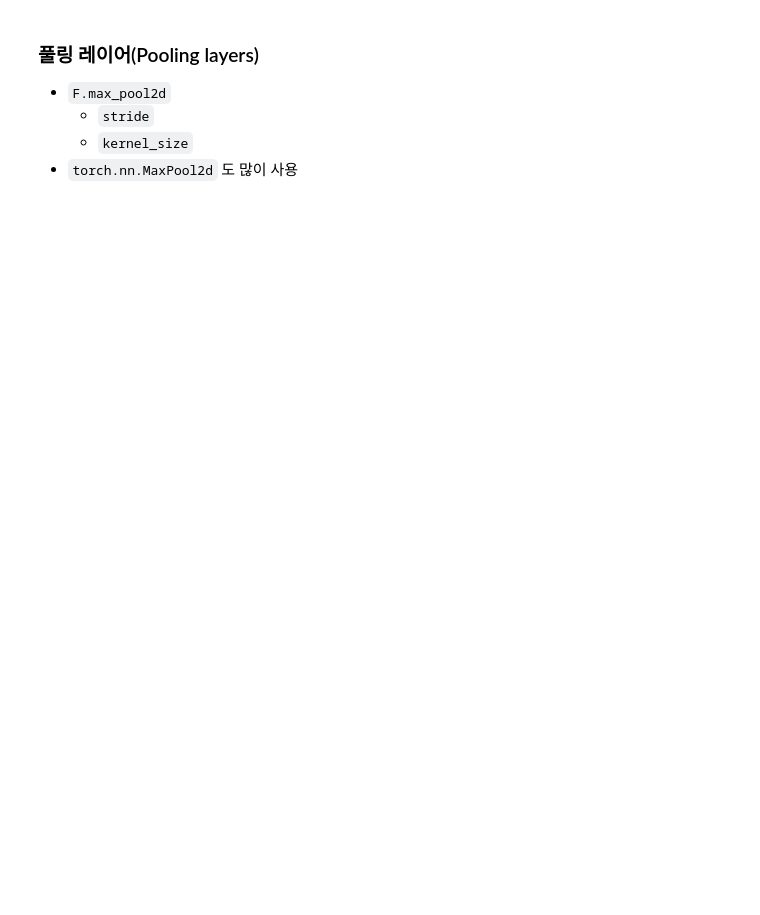
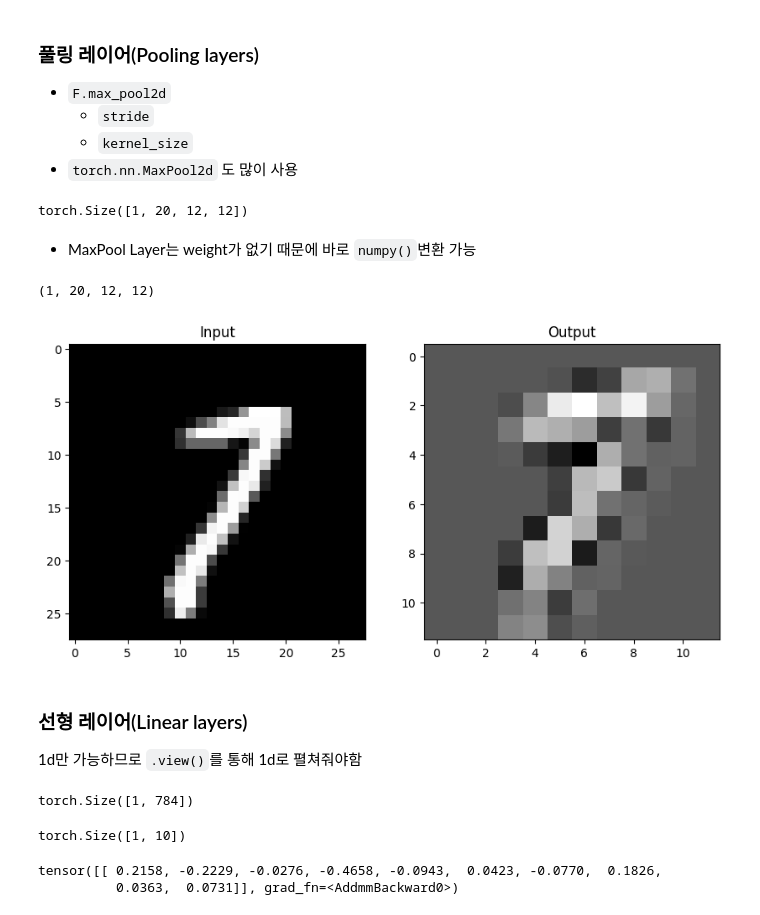
Before and after one commit to kitae104/PyTorch_Basic, a Jupyter notebook: 01_start/05_데이터_준비.ipynb, the cells around one changed output. Drawn from its saved outputs; the diff is of its cells as text; code cells hidden in the pictures; blank space fills up the shorter version.

```diff
--- a/01_start/05_데이터_준비.ipynb
+++ b/01_start/05_데이터_준비.ipynb
@@ -218,3 +202,49 @@ plt.show()
   - `stride`
   - `kernel_size`
 - `torch.nn.MaxPool2d` 도 많이 사용
+# %%
+import torch.nn.functional as F
+
+pool = F.max_pool2d(output, 2, 2)   # 2x2 크기의 최대 풀링
+pool.shape
+# %% [output]
+torch.Size([1, 20, 12, 12])
+# %% [markdown]
+- MaxPool Layer는 weight가 없기 때문에 바로 `numpy()`변환 가능
+# %%
+pool_arr = pool.numpy()
+pool_arr.shape              # 크기가 절반으로 줄어듦
+# %% [output]
+(1, 20, 12, 12)
+# %%
+plt.figure(figsize=(10, 15))
+
+plt.subplot(121)
+plt.title('Input')
+plt.imshow(input_image, cmap='gray')
+
+plt.subplot(122)
+plt.title('Output')
+plt.imshow(pool_arr[0, 0, :, :], cmap='gray')
+plt.show()
+# %% [output]
+[figure, added]
+# %% [markdown]
+### 선형 레이어(Linear layers)
+
+1d만 가능하므로 `.view()`를 통해 1d로 펼쳐줘야함
+# %%
+flatten = input_image.view(1, 28*28)
+flatten.shape
+# %% [output]
+torch.Size([1, 784])
+# %%
+lin = nn.Linear(28*28, 10)(flatten)
+lin.shape
+# %% [output]
+torch.Size([1, 10])
+# %%
+lin
+# %% [output]
+tensor([[ 0.2158, -0.2229, -0.0276, -0.4658, -0.0943,  0.0423, -0.0770,  0.1826,
+          0.0363,  0.0731]], grad_fn=<AddmmBackward0>)
```
Also changed, not shown: parts of 22 cells of this notebook.
